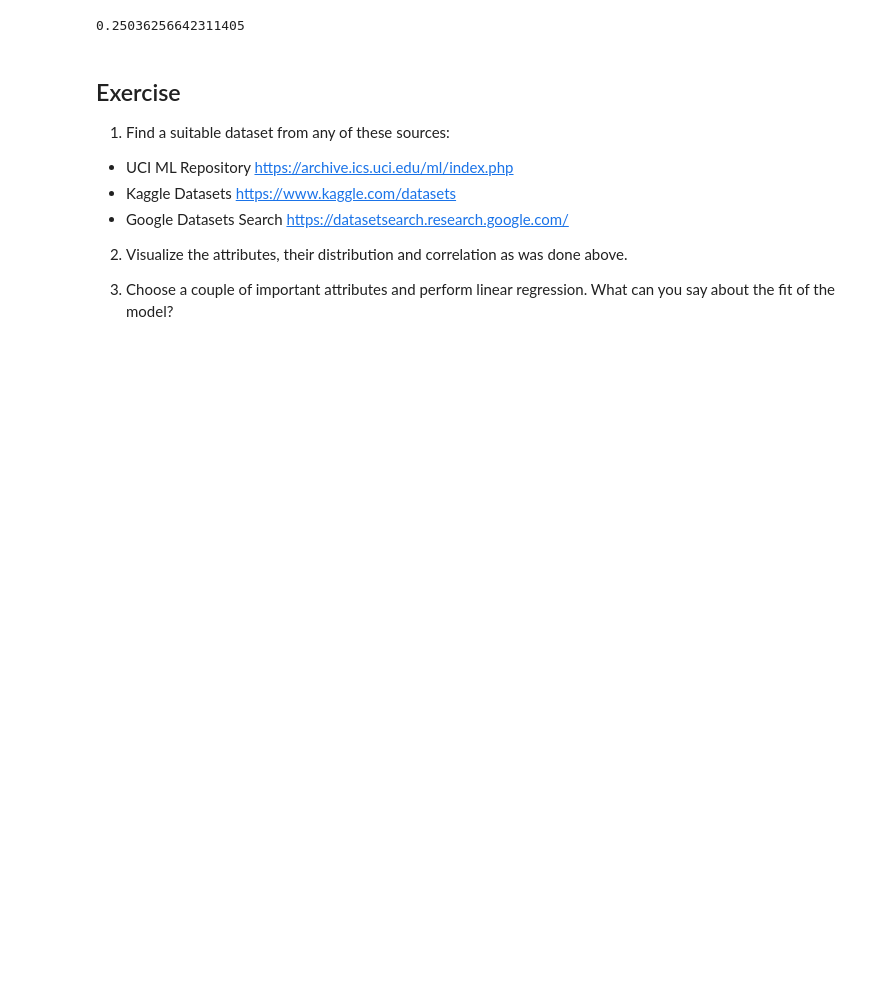
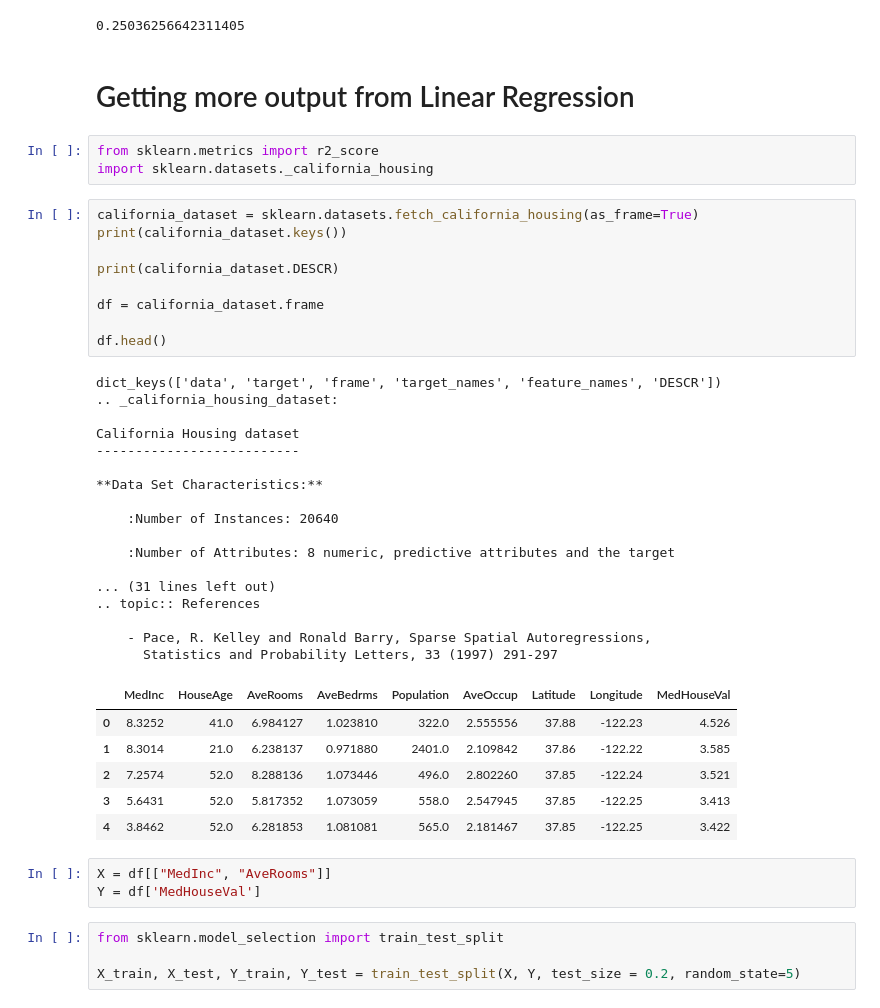
Before and after one commit to a-nagar/vistra-beginner-fall-2024, a Jupyter notebook: Lecture3.ipynb, the cells around one changed output. Drawn from its saved outputs; the diff is of its cells as text; blank space fills up the shorter version.

```diff
--- a/Lecture3.ipynb
+++ b/Lecture3.ipynb
@@ -392,13 +392,48 @@ mean_absolute_error(y, y_pred)  # better when i remove outliers
 r2_score(y, y_pred) # linear model is bad at explaining variance in the data
 # %% [output]
 0.25036256642311405
-# %% [markdown]
-## Exercise
-1. Find a suitable dataset from any of these sources:
-- UCI ML Repository https://archive.ics.uci.edu/ml/index.php
-- Kaggle Datasets https://www.kaggle.com/datasets
-- Google Datasets Search https://datasetsearch.research.google.com/
-
-2. Visualize the attributes, their distribution and correlation as was done above.
-
-3. Choose a couple of important attributes and perform linear regression. What can you say about the fit of the model?
+# %% [markdown]
+# Getting more output from Linear Regression
+# %%
+from sklearn.metrics import r2_score
+import sklearn.datasets._california_housing
+# %%
+california_dataset = sklearn.datasets.fetch_california_housing(as_frame=True)
+print(california_dataset.keys())
+
+print(california_dataset.DESCR)
+
+df = california_dataset.frame
+
+df.head()
+# %% [output]
+dict_keys(['data', 'target', 'frame', 'target_names', 'feature_names', 'DESCR'])
+.. _california_housing_dataset:
+
+California Housing dataset
+--------------------------
+
+**Data Set Characteristics:**
+
+    :Number of Instances: 20640
+
+    :Number of Attributes: 8 numeric, predictive attributes and the target
+
+... (31 lines left out)
+.. topic:: References
+
+    - Pace, R. Kelley and Ronald Barry, Sparse Spatial Autoregressions,
+      Statistics and Probability Letters, 33 (1997) 291-297
+|  | MedInc | HouseAge | AveRooms | AveBedrms | Population | AveOccup | Latitude | Longitude | MedHouseVal |
+| 0 | 8.3252 | 41.0 | 6.984127 | 1.023810 | 322.0 | 2.555556 | 37.88 | -122.23 | 4.526 |
+| 1 | 8.3014 | 21.0 | 6.238137 | 0.971880 | 2401.0 | 2.109842 | 37.86 | -122.22 | 3.585 |
+| 2 | 7.2574 | 52.0 | 8.288136 | 1.073446 | 496.0 | 2.802260 | 37.85 | -122.24 | 3.521 |
+| 3 | 5.6431 | 52.0 | 5.817352 | 1.073059 | 558.0 | 2.547945 | 37.85 | -122.25 | 3.413 |
+| 4 | 3.8462 | 52.0 | 6.281853 | 1.081081 | 565.0 | 2.181467 | 37.85 | -122.25 | 3.422 |
+# %%
+X = df[["MedInc", "AveRooms"]]
+Y = df['MedHouseVal']
+# %%
+from sklearn.model_selection import train_test_split
+
+X_train, X_test, Y_train, Y_test = train_test_split(X, Y, test_size = 0.2, random_state=5)
```
Also changed, not shown: parts of 1 cell of this notebook.
